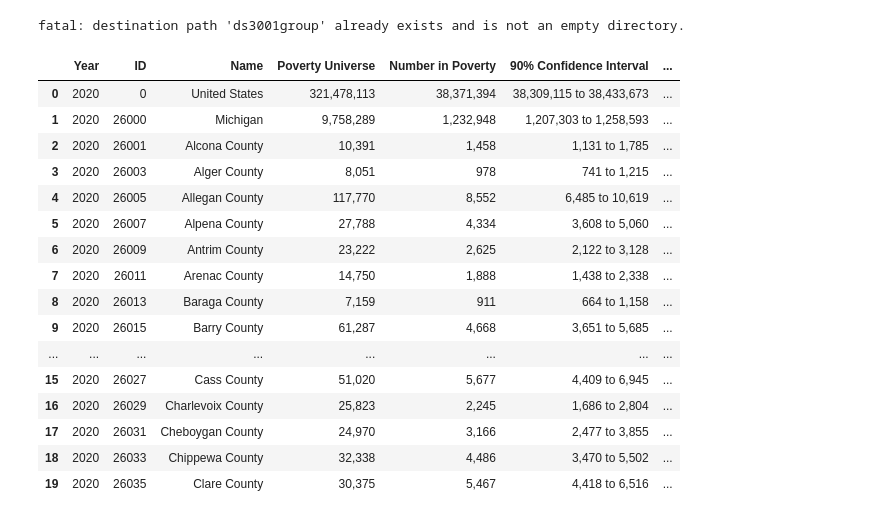
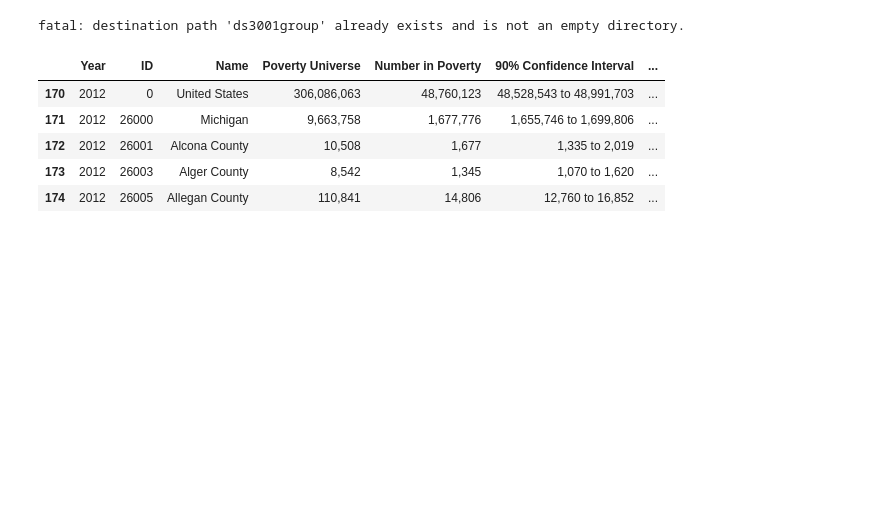
Before and after one commit to vaibhavjha06/ds3001group, a Jupyter notebook: michigan/MI_EDA.ipynb, the cells around one changed output. Drawn from its saved outputs; the diff is of its cells as text; code cells hidden in the pictures; blank space fills up the shorter version.

```diff
--- a/michigan/MI_EDA.ipynb
+++ b/michigan/MI_EDA.ipynb
@@ -11,24 +11,3 @@ import seaborn as sns
 !git clone https://github.com/emilymacris/ds3001group.git
 # %% [output]
 fatal: destination path 'ds3001group' already exists and is not an empty directory.
-# %%
-poverty = pd.read_csv("ds3001group/michigan/mipoverty.csv")
-poverty.head(20)
-# %% [output]
-|  | Year | ID | Name | Poverty Universe | Number in Poverty | 90% Confidence Interval | ... |
-| 0 | 2020 | 0 | United States | 321,478,113 | 38,371,394 | 38,309,115 to 38,433,673 | ... |
-| 1 | 2020 | 26000 | Michigan | 9,758,289 | 1,232,948 | 1,207,303 to 1,258,593 | ... |
-| 2 | 2020 | 26001 | Alcona County | 10,391 | 1,458 | 1,131 to 1,785 | ... |
-| 3 | 2020 | 26003 | Alger County | 8,051 | 978 | 741 to 1,215 | ... |
-| 4 | 2020 | 26005 | Allegan County | 117,770 | 8,552 | 6,485 to 10,619 | ... |
-| 5 | 2020 | 26007 | Alpena County | 27,788 | 4,334 | 3,608 to 5,060 | ... |
-| 6 | 2020 | 26009 | Antrim County | 23,222 | 2,625 | 2,122 to 3,128 | ... |
-| 7 | 2020 | 26011 | Arenac County | 14,750 | 1,888 | 1,438 to 2,338 | ... |
-| 8 | 2020 | 26013 | Baraga County | 7,159 | 911 | 664 to 1,158 | ... |
-| 9 | 2020 | 26015 | Barry County | 61,287 | 4,668 | 3,651 to 5,685 | ... |
-| ... | ... | ... | ... | ... | ... | ... | ... |
-| 15 | 2020 | 26027 | Cass County | 51,020 | 5,677 | 4,409 to 6,945 | ... |
-| 16 | 2020 | 26029 | Charlevoix County | 25,823 | 2,245 | 1,686 to 2,804 | ... |
-| 17 | 2020 | 26031 | Cheboygan County | 24,970 | 3,166 | 2,477 to 3,855 | ... |
-| 18 | 2020 | 26033 | Chippewa County | 32,338 | 4,486 | 3,470 to 5,502 | ... |
-| 19 | 2020 | 26035 | Clare County | 30,375 | 5,467 | 4,418 to 6,516 | ... |
@@ -35 +24,18 @@ poverty.head(20)
+# %%
+# sorting MI poverty
+mipoverty = pd.read_csv("https://raw.githubusercontent.com/emilymacris/ds3001group/main/michigan/mipoverty.csv")
+mipoverty = mipoverty.drop([0,1, 38, 39])
+
+mipoverty2012 = mipoverty[mipoverty['Year'] == 2012]
+mipoverty2016 = mipoverty[mipoverty['Year'] == 2016]
+mipoverty2020 = mipoverty[mipoverty['Year'] == 2020]
+
+mipoverty2012.head(5)
+# %% [output]
+|  | Year | ID | Name | Poverty Universe | Number in Poverty | 90% Confidence Interval | ... |
+| 170 | 2012 | 0 | United States | 306,086,063 | 48,760,123 | 48,528,543 to 48,991,703 | ... |
+| 171 | 2012 | 26000 | Michigan | 9,663,758 | 1,677,776 | 1,655,746 to 1,699,806 | ... |
+| 172 | 2012 | 26001 | Alcona County | 10,508 | 1,677 | 1,335 to 2,019 | ... |
+| 173 | 2012 | 26003 | Alger County | 8,542 | 1,345 | 1,070 to 1,620 | ... |
+| 174 | 2012 | 26005 | Allegan County | 110,841 | 14,806 | 12,760 to 16,852 | ... |
 # %%
```
Also changed, not shown: parts of 12 cells of this notebook.
